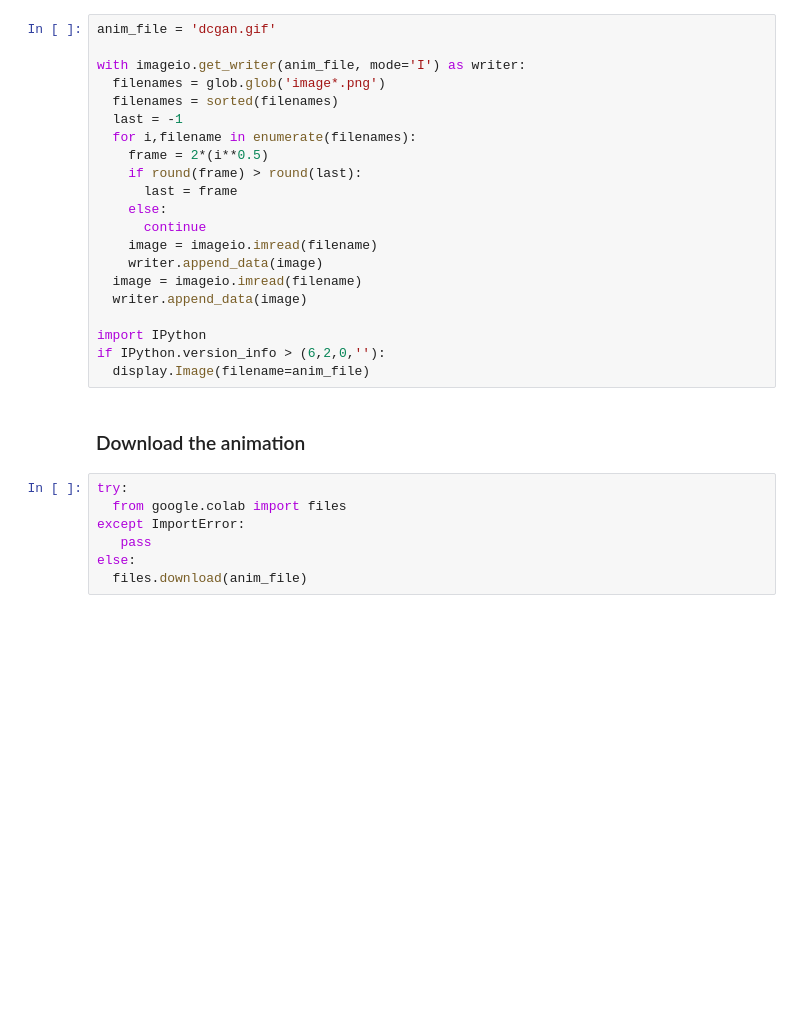
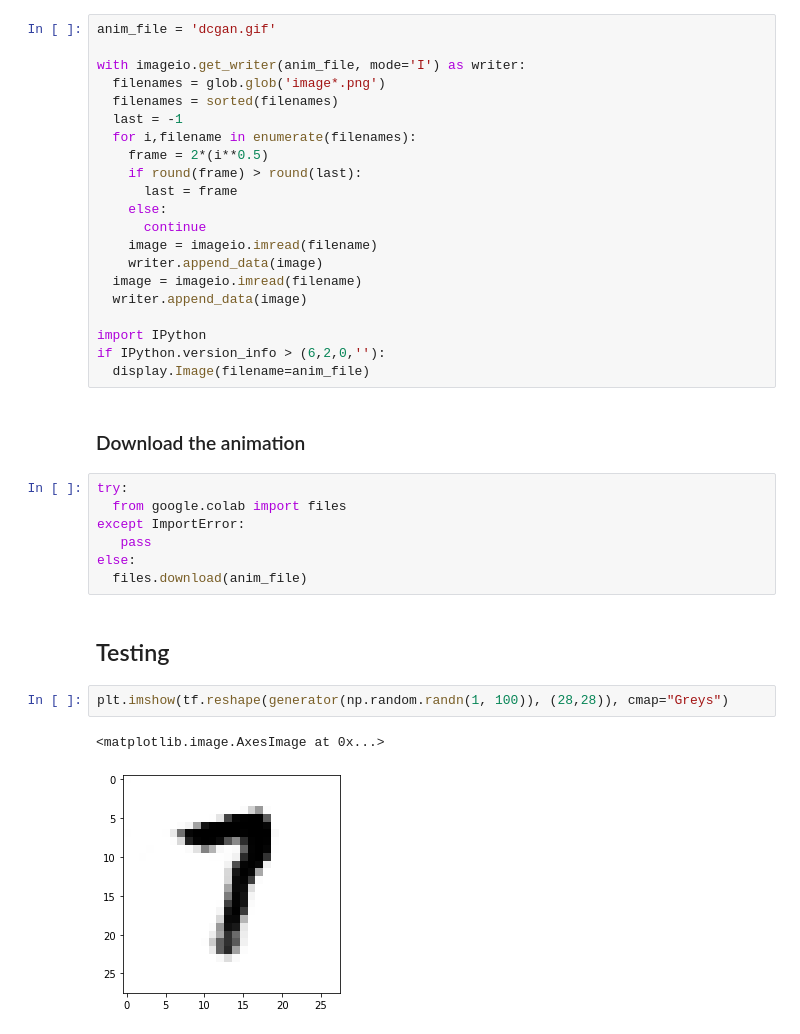
Before and after one commit to phoumithona/machine_learning_deep_learning, a Jupyter notebook: DCGAN_TensorFlow_MNIST.ipynb, the cells around one changed output. Drawn from its saved outputs; the diff is of its cells as text; blank space fills up the shorter version.

Commit message:
add Testing

```diff
--- a/DCGAN_TensorFlow_MNIST.ipynb
+++ b/DCGAN_TensorFlow_MNIST.ipynb
@@ -246,3 +246,10 @@ except ImportError:
    pass
 else:
   files.download(anim_file)
+# %% [markdown]
+## Testing
+# %%
+plt.imshow(tf.reshape(generator(np.random.randn(1, 100)), (28,28)), cmap="Greys")
+# %% [output]
+<matplotlib.image.AxesImage at 0x...>
+[figure, added]
```
Also changed, not shown: parts of 4 cells of this notebook.
